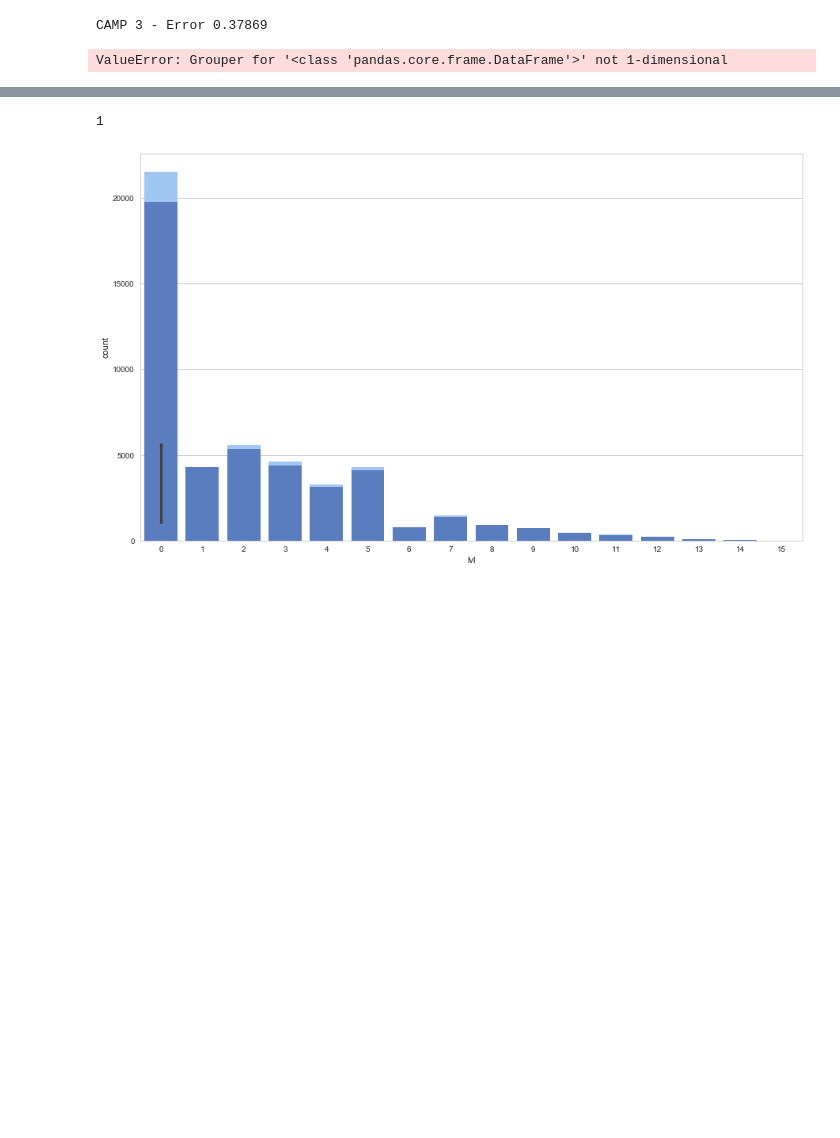
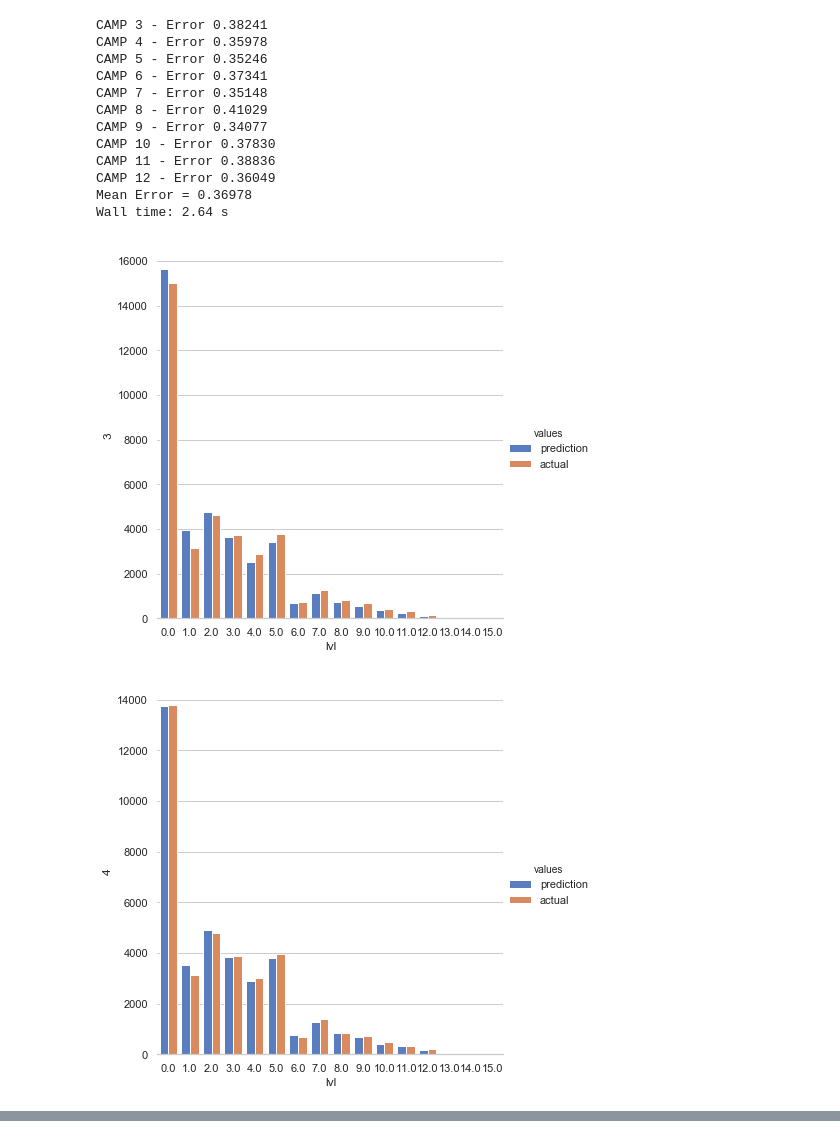
Before and after one commit to imaginave/LVL_prediction, a Jupyter notebook: DIPLOMA_LVL2.ipynb, the cells around one changed output, grey strips where cells are left out. Drawn from its saved outputs; the diff is of its cells as text; code cells hidden in the pictures; blank space fills up the shorter version.

Commit message:
bar chart comparison

```diff
--- a/DIPLOMA_LVL2.ipynb
+++ b/DIPLOMA_LVL2.ipynb
@@ -51,23 +53,64 @@ Wall time: 11 s
 # %%
 def rmsle(ytrue, ypred):
     return np.sqrt(mean_squared_log_error(ytrue, ypred))
-# %%
-def plot_difference()
+# %%
+def plot_difference(df1, df2, camp):
+    import seaborn as sns
+
+    grouped = df1.groupby(df1).count()
+    grouped2 = df2.groupby(df2).count()
+    result = pd.DataFrame(grouped)
+    result2 = pd.DataFrame(grouped2)
+
+    result.columns = ['count']
+    result['lvl'] = result.index
+    result['values'] = 'prediction'
+
+    result2.columns = ['count']
+    result2['lvl'] = result2.index
+    result2['values'] = 'actual'
+
+    result_r = pd.concat([result, result2])
+
+    import seaborn as sns
+    sns.set(style="whitegrid")
+
+
+    # Draw a nested barplot to show survival for class and sex
+    g = sns.catplot(x="lvl", y="count", hue="values", data=result_r,
+                height=6, kind="bar", palette="muted")
+    g.despine(left=True)
+    g.set_ylabels(camp)
+
+    return
 # %%
 %%time
 mean_error = []
 df_mean = pd.DataFrame(columns=['LVL_mean'])
 for camp in range(3,13):
     train = data2[data2['CAMP'] < camp]
     val = data2[data2['CAMP'] == camp]
 
     p = val['prev_level'].values
-    df_mean = df_mean.append({'LVL_mean': val['LVL'].values}, ignore_index=True)
+
     error = rmsle(val['LVL'].values, p)
+    plot_difference(val['prev_level'], val['LVL'], camp)
     print('CAMP %d - Error %.5f' % (camp, error))
     mean_error.append(error)
-    grouped = val['LVL'].groupby(val)
+
 print('Mean Error = %.5f' % np.mean(mean_error))
 # %% [output]
-CAMP 3 - Error 0.37869
+CAMP 3 - Error 0.38241
+CAMP 4 - Error 0.35978
+CAMP 5 - Error 0.35246
+CAMP 6 - Error 0.37341
+CAMP 7 - Error 0.35148
+CAMP 8 - Error 0.41029
+CAMP 9 - Error 0.34077
+CAMP 10 - Error 0.37830
+CAMP 11 - Error 0.38836
+CAMP 12 - Error 0.36049
+Mean Error = 0.36978
+Wall time: 2.64 s
-ValueError: Grouper for '<class 'pandas.core.frame.DataFrame'>' not 1-dimensional
+[figure, added]
+[figure, added]
@@ -99,5 +124,0 @@ def plot_difference(df1, df2):
-# %%
-plot_difference(data2[data2['CAMP'] == 9].LVL, data2[data2['CAMP'] == 8].LVL)
-# %% [output]
-1
-[figure, removed]
```
Also changed, not shown: parts of 28 cells of this notebook, 1 other file.
